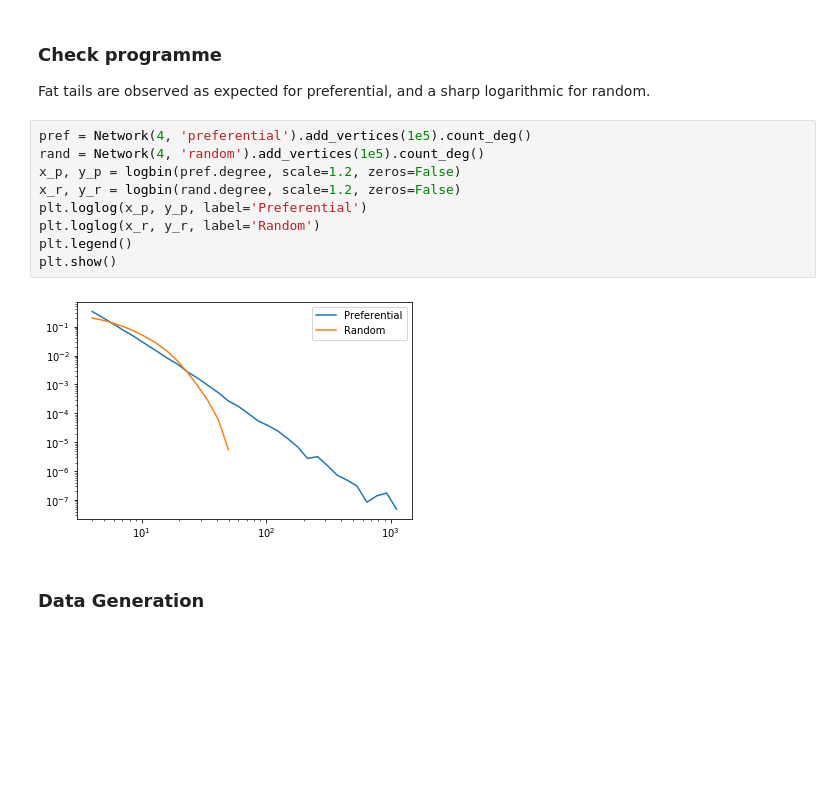
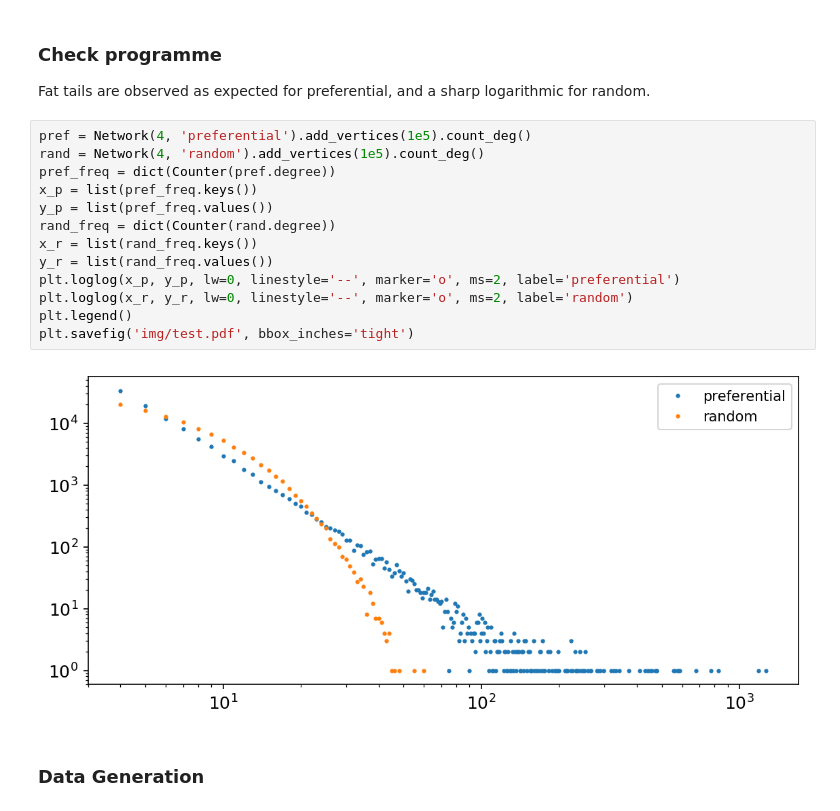
Before and after one commit to craycrayfish/BANetwork, a Jupyter notebook: Networks.ipynb, the cells around one changed output. Cells and saved outputs as stored; diff of their text form; blank space fills up the shorter version.

```diff
--- a/Networks.ipynb
+++ b/Networks.ipynb
@@ -29,14 +30,18 @@ Fat tails are observed as expected for preferential, and a sharp logarithmic for
 # %%
 pref = Network(4, 'preferential').add_vertices(1e5).count_deg()
 rand = Network(4, 'random').add_vertices(1e5).count_deg()
-x_p, y_p = logbin(pref.degree, scale=1.2, zeros=False)
-x_r, y_r = logbin(rand.degree, scale=1.2, zeros=False)
-plt.loglog(x_p, y_p, label='Preferential')
-plt.loglog(x_r, y_r, label='Random')
+pref_freq = dict(Counter(pref.degree))
+x_p = list(pref_freq.keys())
+y_p = list(pref_freq.values())
+rand_freq = dict(Counter(rand.degree))
+x_r = list(rand_freq.keys())
+y_r = list(rand_freq.values())
+plt.loglog(x_p, y_p, lw=0, linestyle='--', marker='o', ms=2, label='preferential')
+plt.loglog(x_r, y_r, lw=0, linestyle='--', marker='o', ms=2, label='random')
 plt.legend()
-plt.show()
+plt.savefig('img/test.pdf', bbox_inches='tight')
 # %% [output]
-[figure, old version]
+[figure, new version]
 # %% [markdown]
 ### Data Generation
 # %%
```
Also changed, not shown: parts of 16 cells of this notebook, 54 other files.
